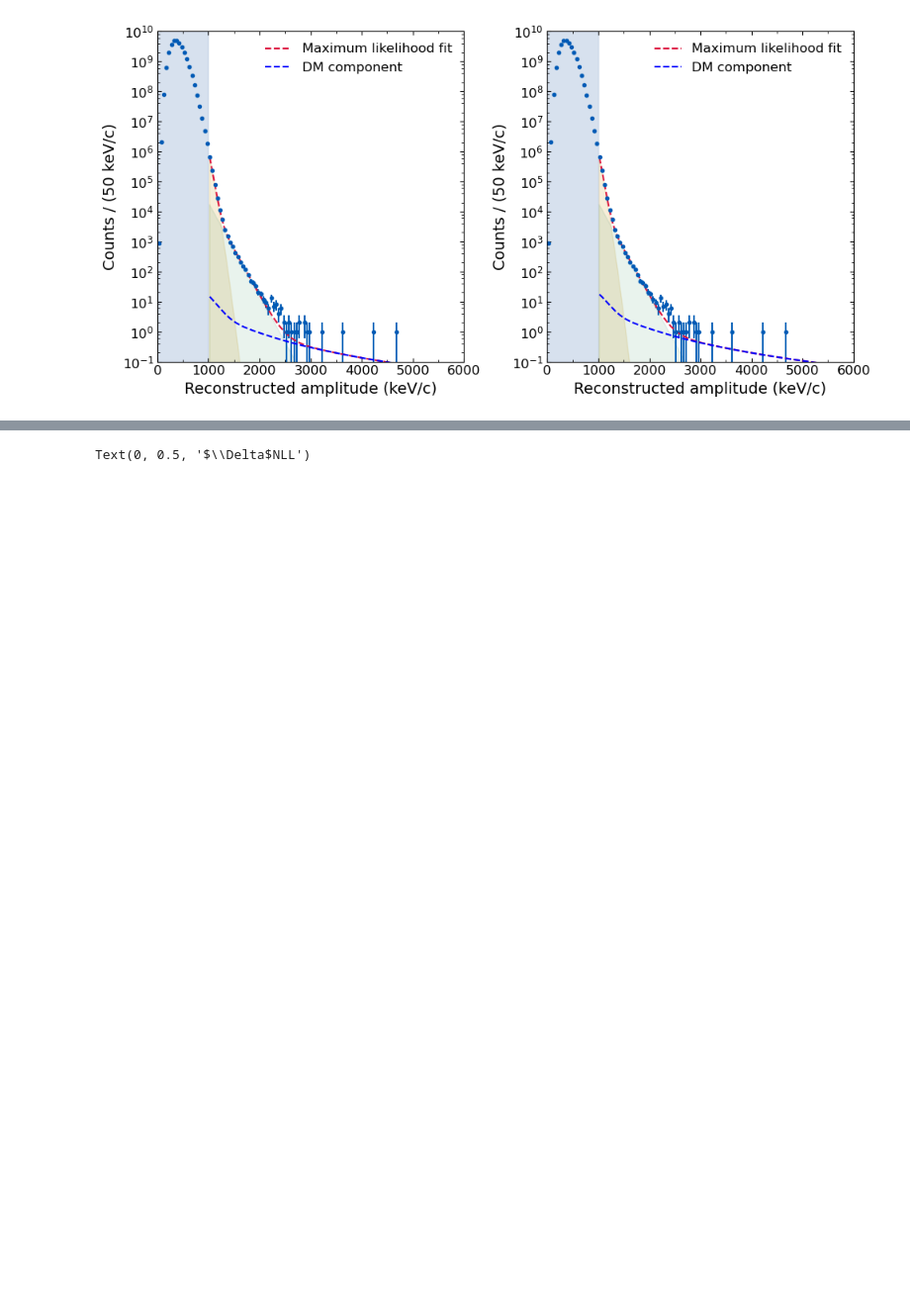
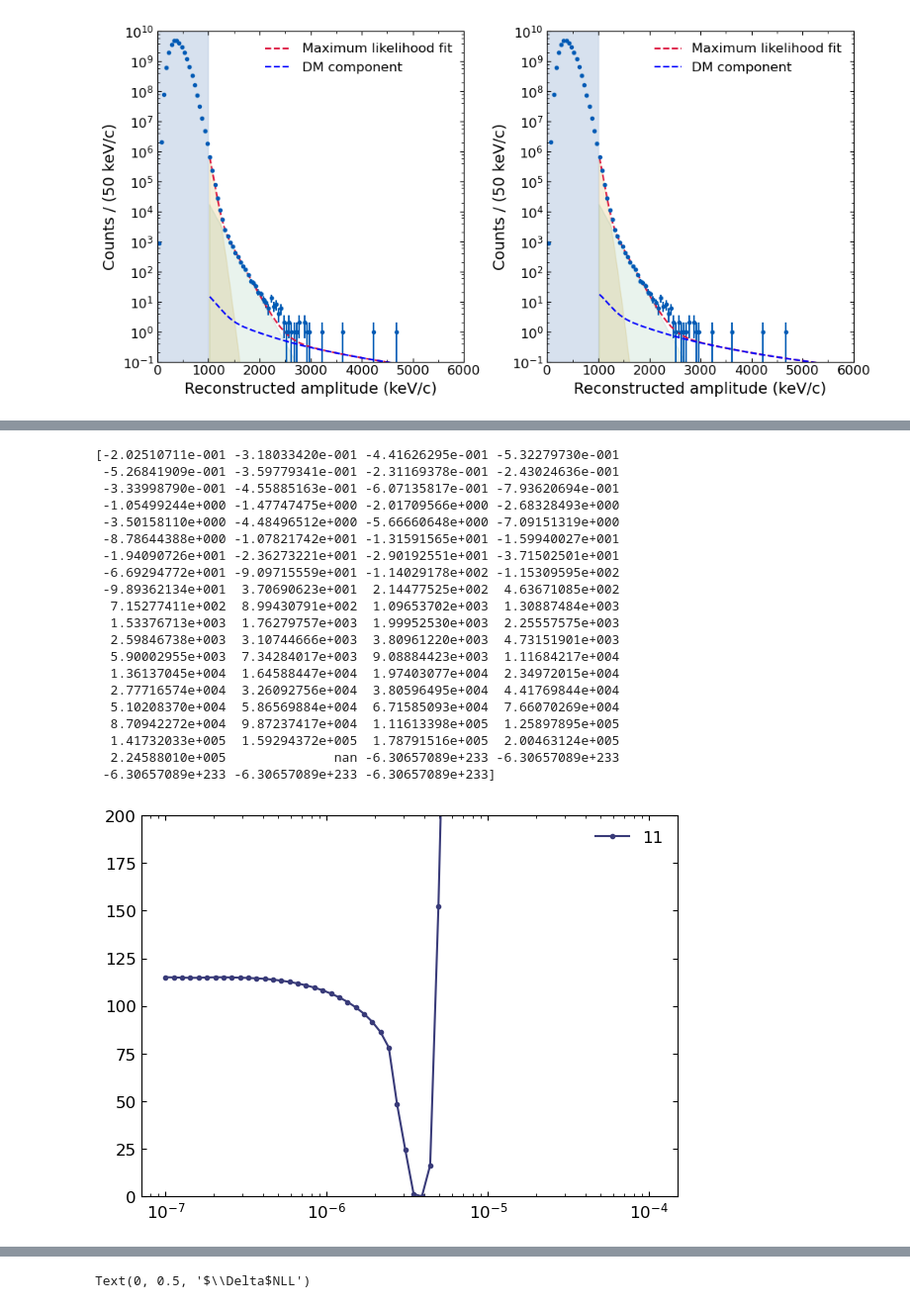
Before and after one commit to yuhants/dm_nanospheres, a Jupyter notebook: analysis_notebooks/sphere_combined_dm_analysis.ipynb, the cells around one changed output, grey strips where cells are left out. Shown at 99% size. Drawn from its saved outputs; the diff is of its cells as text; code cells hidden in the pictures; blank space fills up the shorter version.

```diff
--- a/analysis_notebooks/sphere_combined_dm_analysis.ipynb
+++ b/analysis_notebooks/sphere_combined_dm_analysis.ipynb
@@ -470,3 +573,43 @@ print(events_interval)
+# %%
+alpha_list = lim_10ev_coarse[-3]
+for i in range(11, 12):
+    nlls = lim_0_1ev_coarse[-2][i]
+    res_x = lim_0_1ev_coarse[-1][i]
+
+    print(nlls)
+    # for j, nll in enumerate(nlls):
+    #     print(j, nll, res_x[j])
+    # print(i, get_upper_alpha(alpha_list, nlls))
+    # print(nlls)
+
+    plt.plot(alpha_list[:60],  nlls[:60] - np.min(nlls[:60]), '.-', label=f'{i}')
+
+plt.legend(frameon=False)
+plt.ylim(0, 200)
+# plt.xlim(1e-7, 1e-6)
+plt.xscale('log')
+# %% [output]
+[-2.02510711e-001 -3.18033420e-001 -4.41626295e-001 -5.32279730e-001
+ -5.26841909e-001 -3.59779341e-001 -2.31169378e-001 -2.43024636e-001
+ -3.33998790e-001 -4.55885163e-001 -6.07135817e-001 -7.93620694e-001
+ -1.05499244e+000 -1.47747475e+000 -2.01709566e+000 -2.68328493e+000
+ -3.50158110e+000 -4.48496512e+000 -5.66660648e+000 -7.09151319e+000
+ -8.78644388e+000 -1.07821742e+001 -1.31591565e+001 -1.59940027e+001
+ -1.94090726e+001 -2.36273221e+001 -2.90192551e+001 -3.71502501e+001
+ -6.69294772e+001 -9.09715559e+001 -1.14029178e+002 -1.15309595e+002
+ -9.89362134e+001  3.70690623e+001  2.14477525e+002  4.63671085e+002
+  7.15277411e+002  8.99430791e+002  1.09653702e+003  1.30887484e+003
+  1.53376713e+003  1.76279757e+003  1.99952530e+003  2.25557575e+003
+  2.59846738e+003  3.10744666e+003  3.80961220e+003  4.73151901e+003
+  5.90002955e+003  7.34284017e+003  9.08884423e+003  1.11684217e+004
+  1.36137045e+004  1.64588447e+004  1.97403077e+004  2.34972015e+004
+  2.77716574e+004  3.26092756e+004  3.80596495e+004  4.41769844e+004
+  5.10208370e+004  5.86569884e+004  6.71585093e+004  7.66070269e+004
+  8.70942272e+004  9.87237417e+004  1.11613398e+005  1.25897895e+005
+  1.41732033e+005  1.59294372e+005  1.78791516e+005  2.00463124e+005
+  2.24588010e+005              nan -6.30657089e+233 -6.30657089e+233
+ -6.30657089e+233 -6.30657089e+233 -6.30657089e+233]
+[figure, added]
 # %%
 rate_dir = '/home/yt388/palmer_scratch/data/dm_rate'
 R_um = 0.083
```
Also changed, not shown: parts of 25 cells of this notebook, 19 other files.
